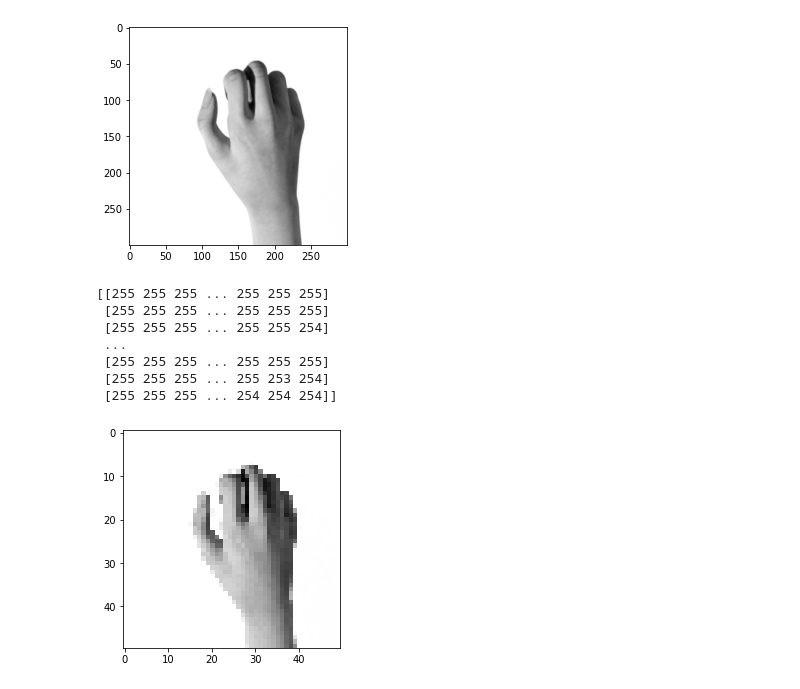
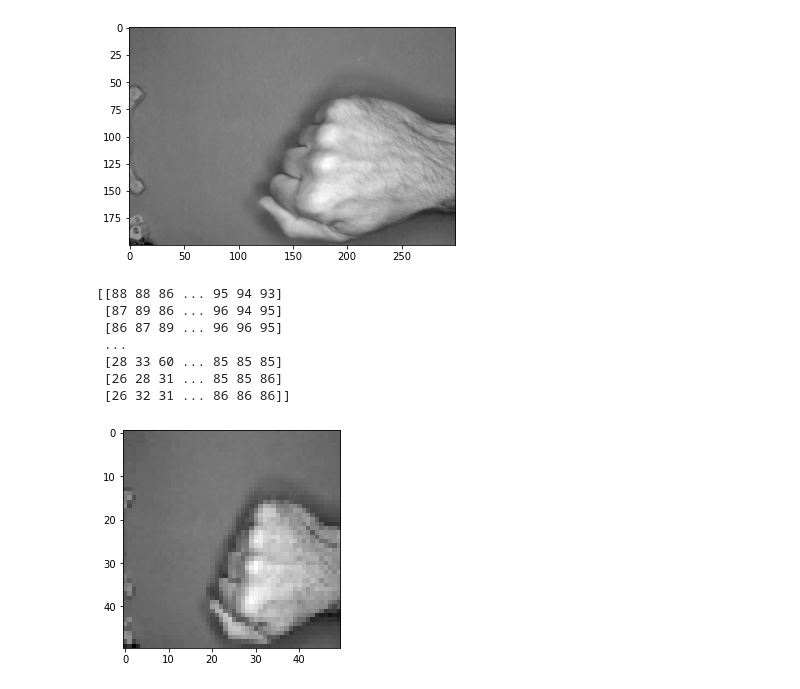
Before and after one commit to marknielcruz/ML-rock-paper-scissors, a Jupyter notebook: RockPaperScissorsKeras_TensorFlow_V2 After Emmanuel.ipynb, the cells around one changed output. Cells and saved outputs as stored; diff of their text form; code cells hidden in the pictures.

```diff
--- a/RockPaperScissorsKeras_TensorFlow_V2 After Emmanuel.ipynb
+++ b/RockPaperScissorsKeras_TensorFlow_V2 After Emmanuel.ipynb
@@ -12,32 +12,32 @@ from tensorflow.keras.layers import Dense, Dropout, Activation, Flatten, Conv2D,
 # %%
 # This cell is used to show an image from the dataset.
 
 # DATADIR = r"C:\Users\markn\OneDrive\Desktop\Spring 2021\CS 4662 - Advanced Machine Learning\RPS"
-DATADIR = r'./rps'
+DATADIR = r'./kaggle-rps'
 # subfolders in RPS folder
 CATEGORIES = ["rock", "paper", "scissors"]
 
 for category in CATEGORIES:
     path = os.path.join(DATADIR, category) # paths to RPS dir
     for img in os.listdir(path):
         img_array = cv2.imread(os.path.join(path, img), cv2.IMREAD_GRAYSCALE)
         # changing to grayscale so its faster processing.
         plt.imshow(img_array, cmap="gray")
         plt.show()
         break
     break
 # %% [output]
-[figure, old version]
+[figure, new version]
 # %%
 print(img_array)
 # %% [output]
-[[255 255 255 ... 255 255 255]
- [255 255 255 ... 255 255 255]
- [255 255 255 ... 255 255 254]
+[[88 88 86 ... 95 94 93]
+ [87 89 86 ... 96 94 95]
+ [86 87 89 ... 96 96 95]
  ...
- [255 255 255 ... 255 255 255]
- [255 255 255 ... 255 253 254]
- [255 255 255 ... 254 254 254]]
+ [28 33 60 ... 85 85 85]
+ [26 28 31 ... 85 85 86]
+ [26 32 31 ... 86 86 86]]
 # %%
 IMG_SIZE = 50
 
@@ -45,7 +45,7 @@ new_array = cv2.resize(img_array, (IMG_SIZE, IMG_SIZE))
 plt.imshow(new_array, cmap = "gray")
 plt.show()
 # %% [output]
-[figure, old version]
+[figure, new version]
 # %%
 # creating the training set, getting the dimensions of the image,
 # and giving it a label based on it being rock, paper, or scissors.
```
Also changed, not shown: parts of 22 cells of this notebook, 1 other file.
